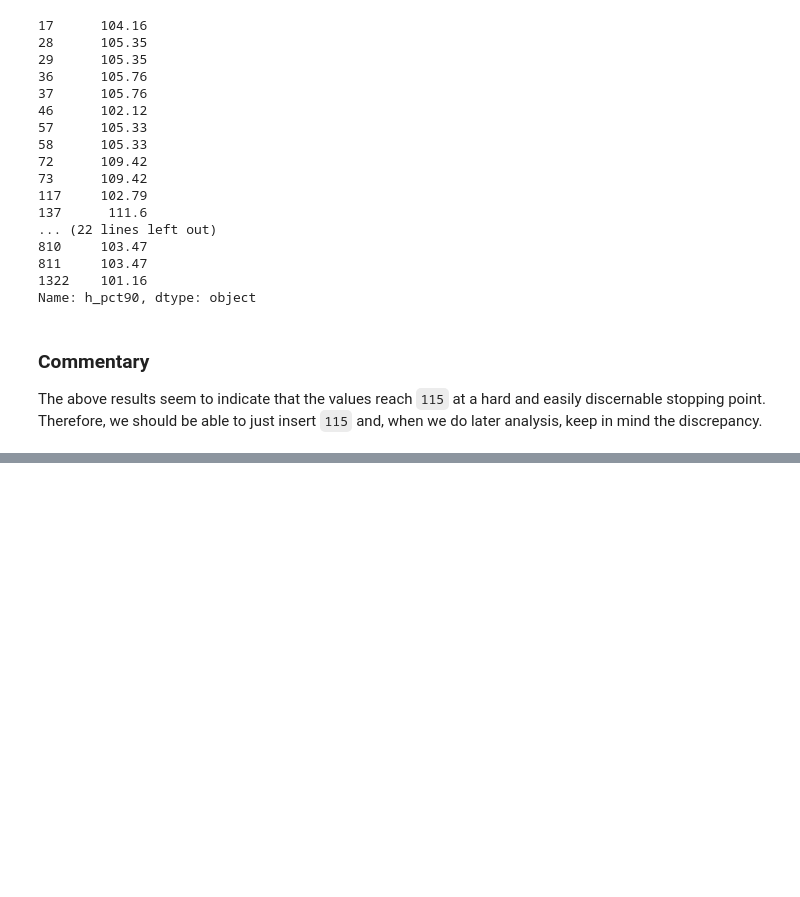
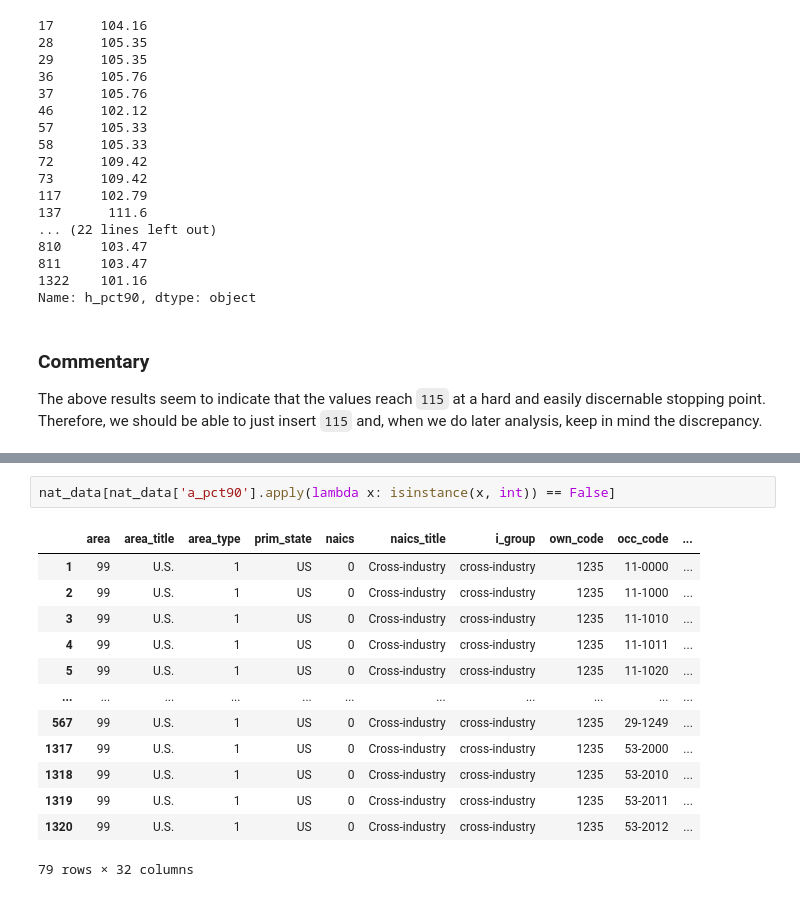
Before and after one commit to blue-santa/comparing-training-req-to-salary-exp, a Jupyter notebook: notebooks/2026-03-29-00-train_reward_compare_bls_data_rough_wrangling.ipynb, the cells around one changed output, grey strips where cells are left out. Drawn from its saved outputs; the diff is of its cells as text; blank space fills up the shorter version.

```diff
--- a/notebooks/2026-03-29-00-train_reward_compare_bls_data_rough_wrangling.ipynb
+++ b/notebooks/2026-03-29-00-train_reward_compare_bls_data_rough_wrangling.ipynb
@@ -530,0 +573,16 @@ The above results seem to indicate that the values reach `115` at a hard and eas
+# %%
+nat_data[nat_data['a_pct90'].apply(lambda x: isinstance(x, int)) == False]
+# %% [output]
+|  | area | area_title | area_type | prim_state | naics | naics_title | i_group | own_code | occ_code | ... |
+| 1 | 99 | U.S. | 1 | US | 0 | Cross-industry | cross-industry | 1235 | 11-0000 | ... |
+| 2 | 99 | U.S. | 1 | US | 0 | Cross-industry | cross-industry | 1235 | 11-1000 | ... |
+| 3 | 99 | U.S. | 1 | US | 0 | Cross-industry | cross-industry | 1235 | 11-1010 | ... |
+| 4 | 99 | U.S. | 1 | US | 0 | Cross-industry | cross-industry | 1235 | 11-1011 | ... |
+| 5 | 99 | U.S. | 1 | US | 0 | Cross-industry | cross-industry | 1235 | 11-1020 | ... |
+| ... | ... | ... | ... | ... | ... | ... | ... | ... | ... | ... |
+| 567 | 99 | U.S. | 1 | US | 0 | Cross-industry | cross-industry | 1235 | 29-1249 | ... |
+| 1317 | 99 | U.S. | 1 | US | 0 | Cross-industry | cross-industry | 1235 | 53-2000 | ... |
+| 1318 | 99 | U.S. | 1 | US | 0 | Cross-industry | cross-industry | 1235 | 53-2010 | ... |
+| 1319 | 99 | U.S. | 1 | US | 0 | Cross-industry | cross-industry | 1235 | 53-2011 | ... |
+| 1320 | 99 | U.S. | 1 | US | 0 | Cross-industry | cross-industry | 1235 | 53-2012 | ... |
+79 rows × 32 columns
```
Also changed, not shown: parts of 13 cells of this notebook.
